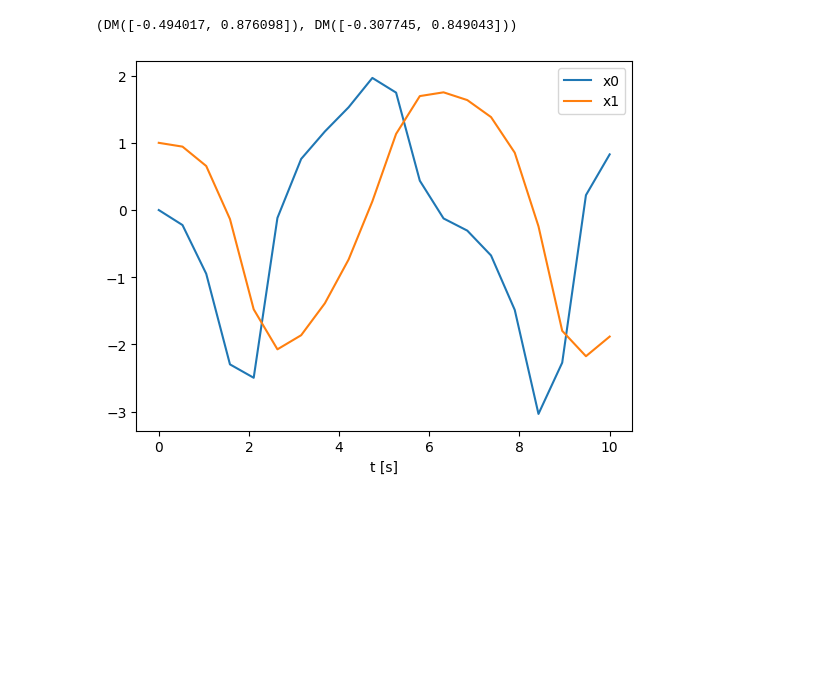
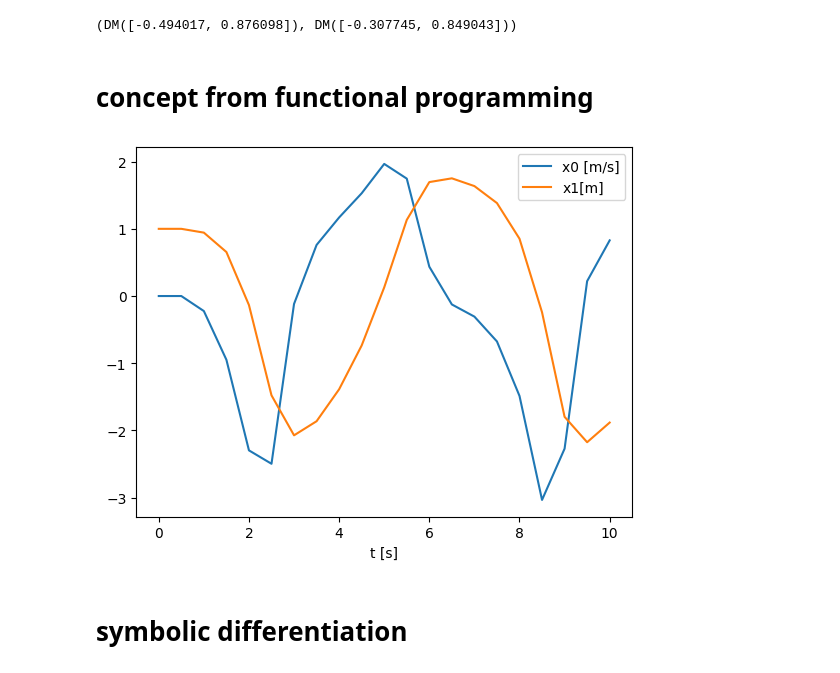
Before and after one commit to edxmorgan/nmpc_casadi, a Jupyter notebook: Nonlinear MPC tutorial.ipynb, the cells around one changed output. Cells and saved outputs as stored; diff of their text form; code cells hidden in the pictures; blank space fills up the shorter version.

```diff
--- a/Nonlinear MPC tutorial.ipynb
+++ b/Nonlinear MPC tutorial.ipynb
@@ -33,18 +33,21 @@ F = Function('F',[x,u],[x_next])
 F([0,1],0), F([0.1,0.9],0.1)
 # %% [output]
 (DM([-0.494017, 0.876098]), DM([-0.307745, 0.849043]))
+# %% [markdown]
+<h1>concept from functional programming</h1>
 # %%
 sim = F.mapaccum(N)
 # %%
 import matplotlib.pyplot as plt
 res = sim(x0,cos(range(0,N)))
-t = np.linspace(0, T, N)
-
+t = np.linspace(0, T, N+1)
 # Create a figure and plot the data
 plt.figure()
-plt.plot(t, res.toarray().T)
-plt.legend(['x0', 'x1'])
+plt.plot(t, np.concatenate((np.array(x0).reshape((2,1)), res.toarray()), axis=1).T)
+plt.legend(['x0 [m/s]', 'x1[m]'])
 plt.xlabel('t [s]')
 plt.show()
 # %% [output]
-[figure, old version]
+[figure, new version]
+# %% [markdown]
+<h1>symbolic differentiation</h1>
```
Also changed, not shown: parts of 7 cells of this notebook.
